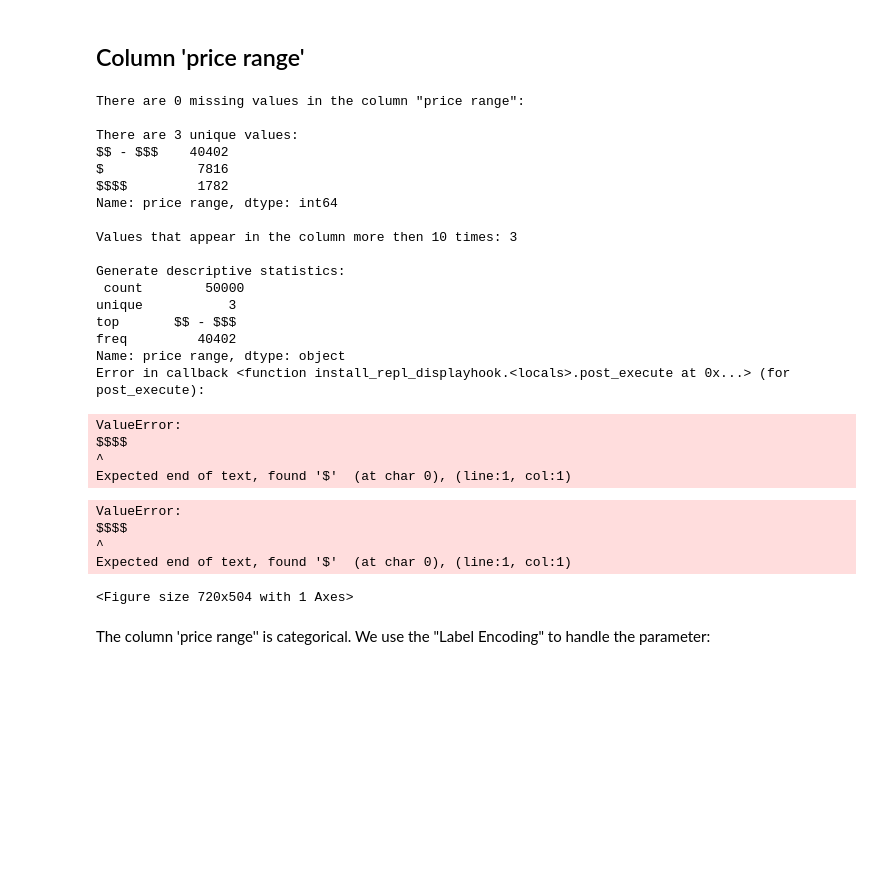
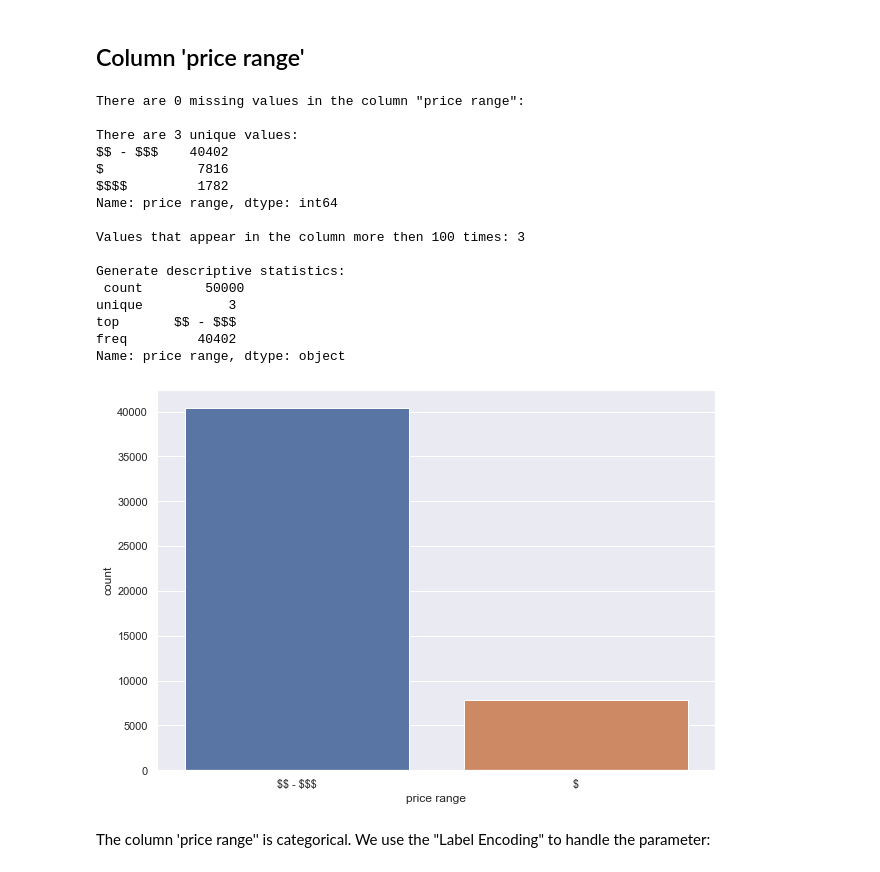
Before and after one commit to NataliaDein/skillfactory_rds, a Jupyter notebook: module_3/natalia-dein-sf-tripadvisor-rating.ipynb, the cells around one changed output. Drawn from its saved outputs; the diff is of its cells as text; code cells hidden in the pictures; blank space fills up the shorter version.

```diff
--- a/module_3/natalia-dein-sf-tripadvisor-rating.ipynb
+++ b/module_3/natalia-dein-sf-tripadvisor-rating.ipynb
@@ -629,34 +614,25 @@ df
 ## Column 'price range'
 # %%
 a_column = 'price range'
-first_acquaintance(a_column, df=df)
+first_acquaintance(a_column, df=df, times=100, times_plot = 2)
 # %% [output]
 There are 0 missing values in the column "price range":
 
 There are 3 unique values:
 $$ - $$$    40402
 $            7816
 $$$$         1782
 Name: price range, dtype: int64
 
-Values that appear in the column more then 10 times: 3
+Values that appear in the column more then 100 times: 3
 
 Generate descriptive statistics:
  count        50000
 unique           3
 top       $$ - $$$
 freq         40402
 Name: price range, dtype: object
-Error in callback <function install_repl_displayhook.<locals>.post_execute at 0x...> (for post_execute):
-ValueError:
-$$$$
-^
-Expected end of text, found '$'  (at char 0), (line:1, col:1)
-ValueError:
-$$$$
-^
-Expected end of text, found '$'  (at char 0), (line:1, col:1)
-<Figure size 720x504 with 1 Axes>
+[figure, added]
 # %% [markdown]
 The column 'price range'' is categorical. We use the "Label Encoding" to handle the parameter:
 # %%
```
Also changed, not shown: parts of 7 cells of this notebook.
